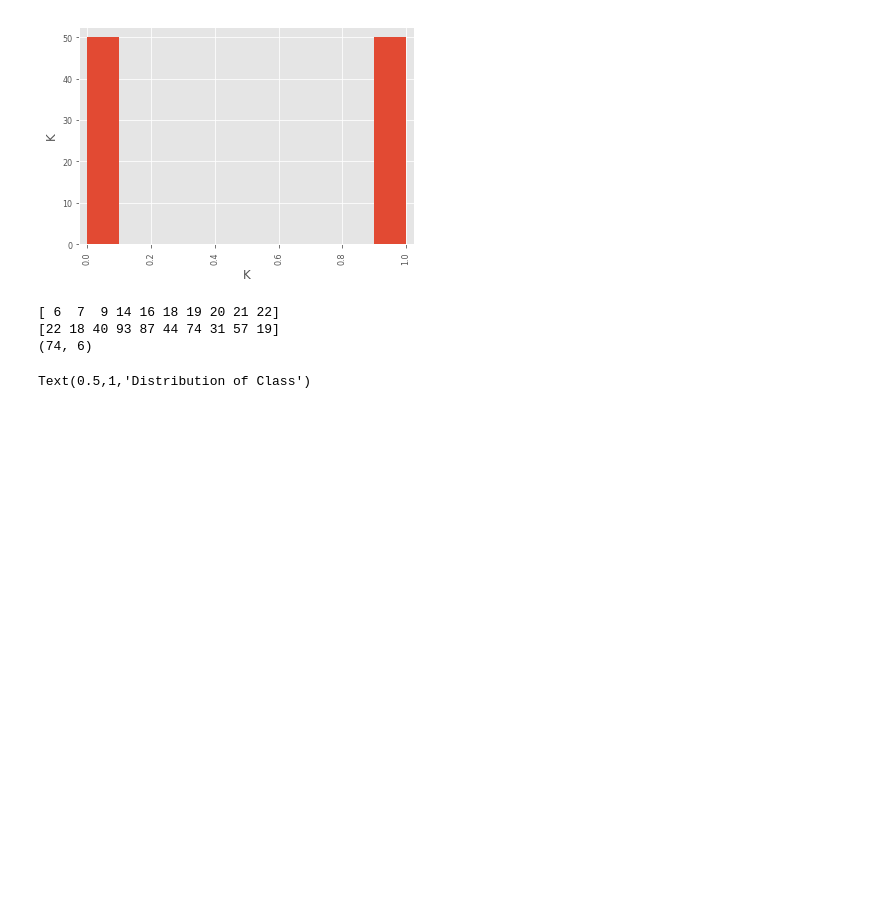
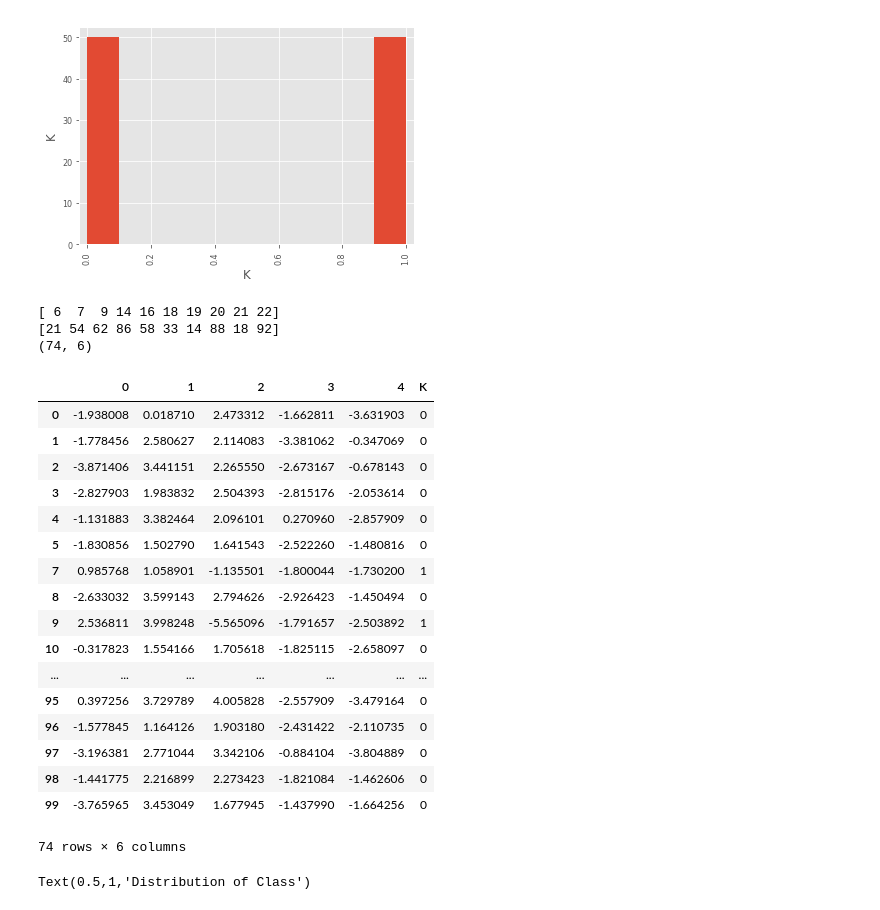
Before and after one commit to areichel90/DS5220-NaiveBayes, a Jupyter notebook: Dataset_Gen.ipynb, the cells around one changed output. Cells and saved outputs as stored; diff of their text form; code cells hidden in the pictures; blank space fills up the shorter version.

```diff
--- a/Dataset_Gen.ipynb
+++ b/Dataset_Gen.ipynb
@@ -298,26 +296,44 @@ array([[<matplotlib.axes._subplots.AxesSubplot object at 0x...>]],
 # %%
 ''' keep n numbers of randomized class one as defined in ones_to_keep'''
 count = 0
 ones_ind = df_master[df_master['K']==1].index.values
 print ones_ind[:10]
 np.random.shuffle(ones_ind)
 print ones_ind[:10]
 
 ones_keep = []
 for i in ones_ind:
     if count <= ones_to_keep:
         ones_keep.append(i)
         count += 1
 
 df_master = df_master.drop(ones_keep,axis=0)
 print df_master.shape
 df_master
 
-df_master.to_csv('class_imbalance.csv')
+#df_master.to_csv('class_imbalance.csv')
 # %% [output]
 [ 6  7  9 14 16 18 19 20 21 22]
-[22 18 40 93 87 44 74 31 57 19]
+[21 54 62 86 58 33 14 88 18 92]
 (74, 6)
+|  | 0 | 1 | 2 | 3 | 4 | K |
+| 0 | -1.938008 | 0.018710 | 2.473312 | -1.662811 | -3.631903 | 0 |
+| 1 | -1.778456 | 2.580627 | 2.114083 | -3.381062 | -0.347069 | 0 |
+| 2 | -3.871406 | 3.441151 | 2.265550 | -2.673167 | -0.678143 | 0 |
+| 3 | -2.827903 | 1.983832 | 2.504393 | -2.815176 | -2.053614 | 0 |
+| 4 | -1.131883 | 3.382464 | 2.096101 | 0.270960 | -2.857909 | 0 |
+| 5 | -1.830856 | 1.502790 | 1.641543 | -2.522260 | -1.480816 | 0 |
+| 7 | 0.985768 | 1.058901 | -1.135501 | -1.800044 | -1.730200 | 1 |
+| 8 | -2.633032 | 3.599143 | 2.794626 | -2.926423 | -1.450494 | 0 |
+| 9 | 2.536811 | 3.998248 | -5.565096 | -1.791657 | -2.503892 | 1 |
+| 10 | -0.317823 | 1.554166 | 1.705618 | -1.825115 | -2.658097 | 0 |
+| ... | ... | ... | ... | ... | ... | ... |
+| 95 | 0.397256 | 3.729789 | 4.005828 | -2.557909 | -3.479164 | 0 |
+| 96 | -1.577845 | 1.164126 | 1.903180 | -2.431422 | -2.110735 | 0 |
+| 97 | -3.196381 | 2.771044 | 3.342106 | -0.884104 | -3.804889 | 0 |
+| 98 | -1.441775 | 2.216899 | 2.273423 | -1.821084 | -1.462606 | 0 |
+| 99 | -3.765965 | 3.453049 | 1.677945 | -1.437990 | -1.664256 | 0 |
+74 rows × 6 columns
 # %%
 fig = plt.figure(figsize=(10,5))
 plt.subplot(121)
```
Also changed, not shown: parts of 5 cells of this notebook, 1 other file.
